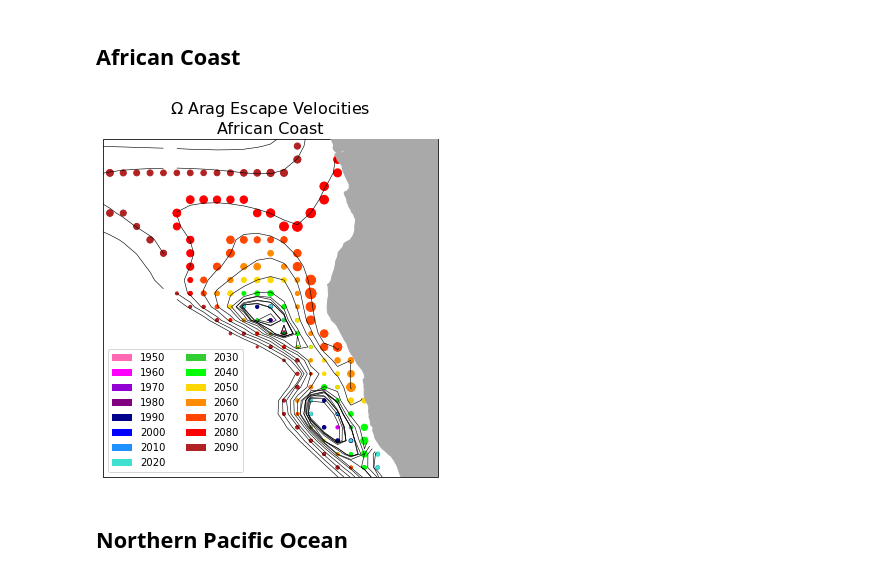
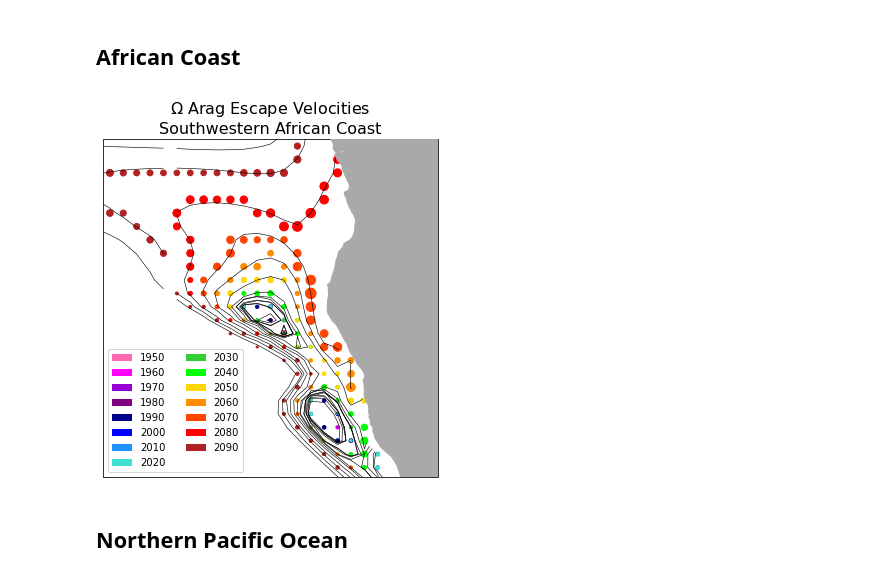
Before and after one commit to chazbethelbrescia/pei2020, a Jupyter notebook: notebooks/Climate_Velocities/oa_rcp85_k11_escvel.ipynb, the cells around one changed output. Saved outputs shown, nothing was run; the diff lists cells and outputs as text; code cells hidden in the pictures.

```diff
--- a/notebooks/Climate_Velocities/oa_rcp85_k11_escvel.ipynb
+++ b/notebooks/Climate_Velocities/oa_rcp85_k11_escvel.ipynb
@@ -401,7 +401,7 @@ for i in range(0,vel_data_range):
 # Map escape velocity magnitudes for each decade
 sns.reset_orig()
 crs = ccrs.Robinson(central_longitude=180)
-fig, ax = plt.subplots(figsize=[16,8],
+fig, ax = plt.subplots(figsize=[16,10],
                                subplot_kw={'projection':crs})
 
 n = 20  # plot every n points
@@ -475,35 +475,35 @@ fig.savefig('./oa_escvel_figs/RCP85/oa_k11_esc_dots_america')
 # Map escape velocity magnitudes for African Coast
 fig, ax = plt.subplots(figsize=[6,9],
                                subplot_kw={'projection':src})
 
 n = 1  # plot every n points
 
 # Decadal contours up to interval before end of simulation
 c=0
 for i in range(0, vel_data_range, interval):
     # Plot Omega Arag undersaturation contours for each decade
     cs = ax.contour(lon,lat,da_oa_mean[i],levels=clevs,
                     colors='black',linewidths=lwidth,transform=src)
 
     # Plot dots with escape velocity magnitude
     ax.scatter(list_xcoords[i][::n], list_ycoords[i][::n],
                s=list_escvel[i][::n],
                color=colors[c],transform=src)
     c+=1
 
 # Plot final decade contour
 cs = ax.contour(lon,lat,da_oa_mean[num_contours-1],levels=clevs,
                     colors='black',linewidths=lwidth,transform=src)
 
 ax.legend(handles=legend_years[:-1], loc='lower left',ncol=2)
-ax.set_title('$\Omega$ Arag Escape Velocities\nAfrican Coast',
+ax.set_title('$\Omega$ Arag Escape Velocities\nSouthwestern African Coast',
              fontsize=16)
 ax.add_feature(cfeature.LAND,zorder=10,facecolor='darkgray')
 extents = [-5,20,-30,-5]  # [x0,x1,y0,y1]
 ax.set_extent(extents)
 fig.savefig('./oa_escvel_figs/RCP85/oa_k11_esc_dots_africa')
 # %% [output]
-[figure, old version]
+[figure, new version]
 # %% [markdown]
 ## Northern Pacific Ocean
 # %%
```
Also changed, not shown: parts of 3 cells of this notebook, 6 other files.
